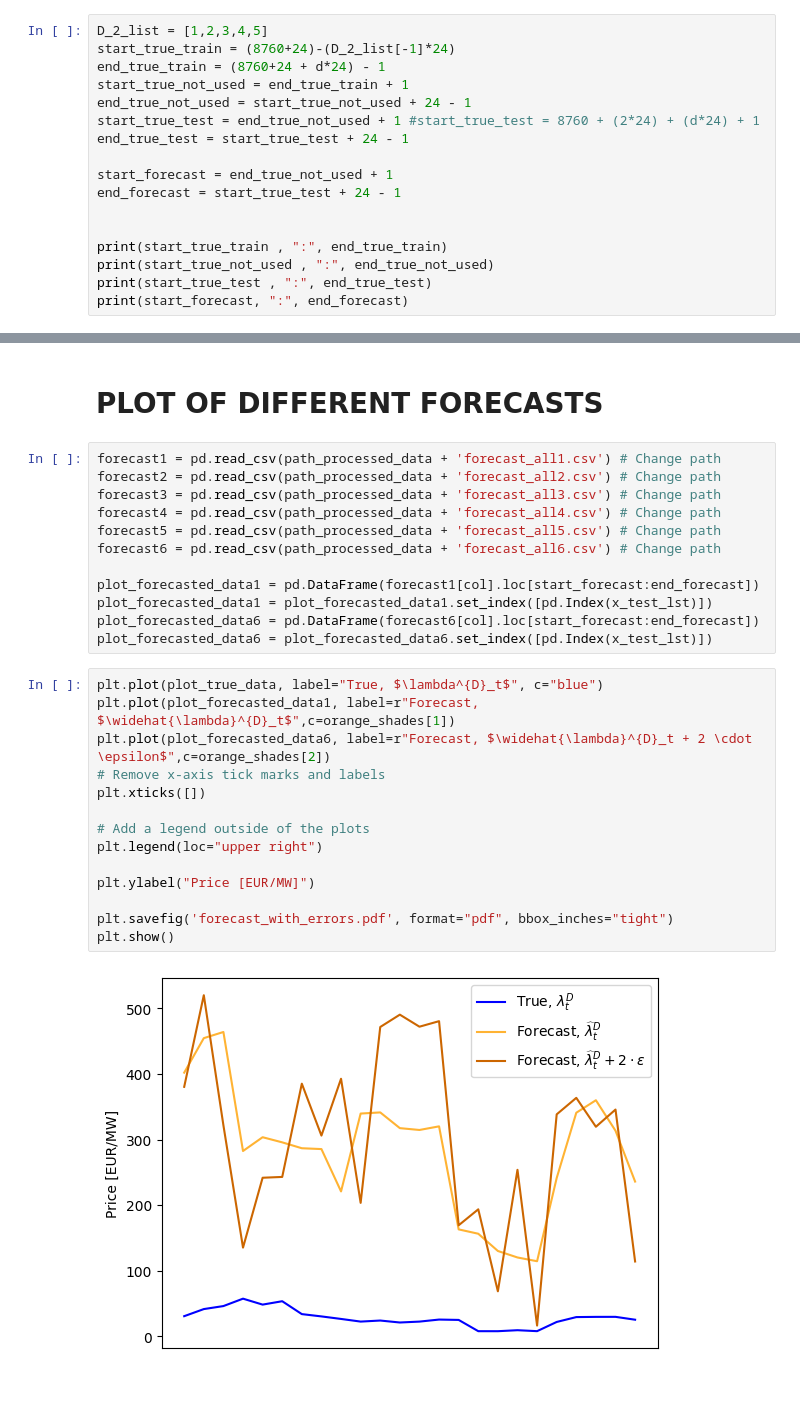
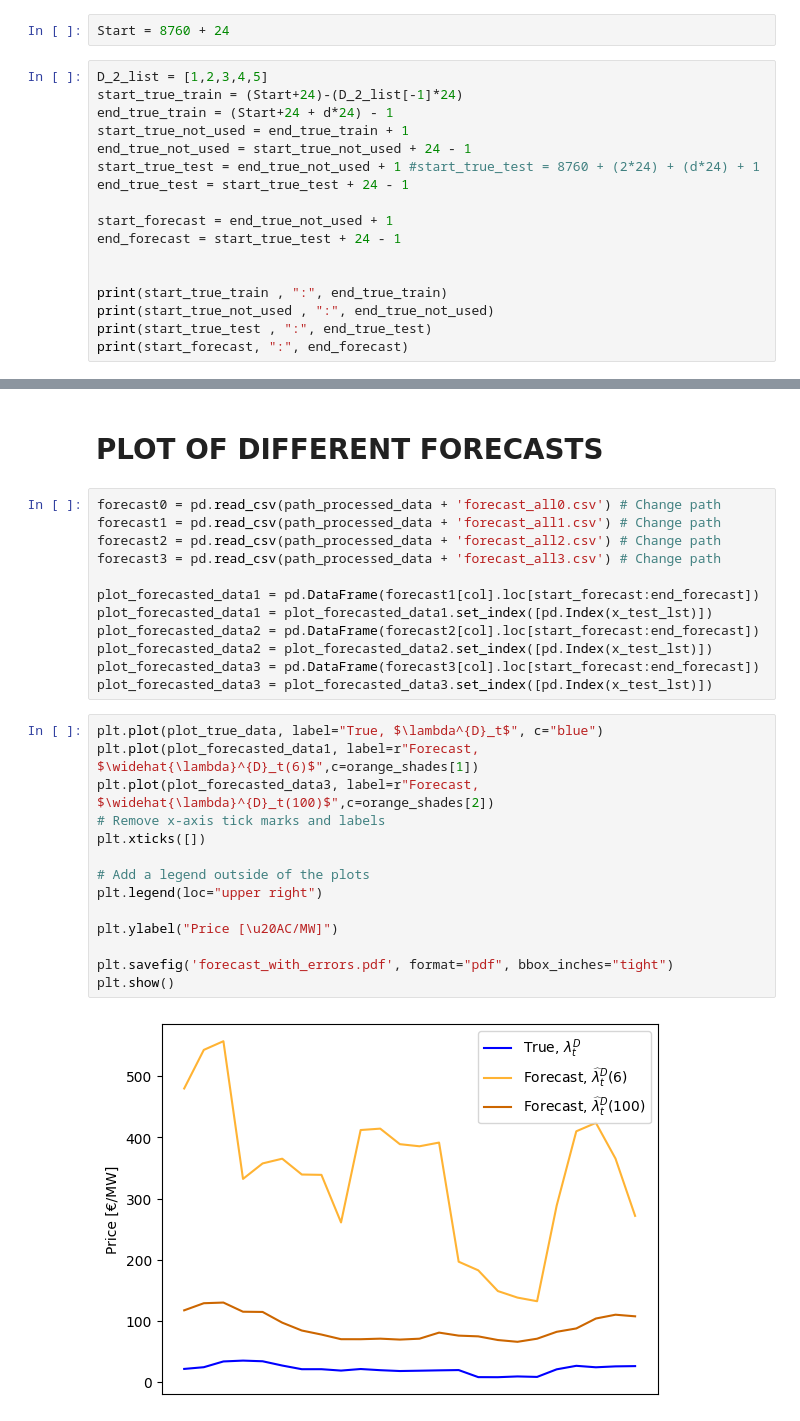
Before and after one commit to junesooshin/lightenup, a Jupyter notebook: Data Examination/Check forecast.ipynb, the cells around one changed output, grey strips where cells are left out. Drawn from its saved outputs; the diff is of its cells as text; blank space fills up the shorter version.

Commit message:
data examination commit

```diff
--- a/Data Examination/Check forecast.ipynb
+++ b/Data Examination/Check forecast.ipynb
@@ -63,10 +63,12 @@ Date   2022-01-01
 Name: 0, dtype: datetime64[ns]
 Date   2022-01-03
 Name: 48, dtype: datetime64[ns]
+# %%
+Start = 8760 + 24
 # %%
 D_2_list = [1,2,3,4,5]
-start_true_train = (8760+24)-(D_2_list[-1]*24)
-end_true_train = (8760+24 + d*24) - 1
+start_true_train = (Start+24)-(D_2_list[-1]*24)
+end_true_train = (Start+24 + d*24) - 1
 start_true_not_used = end_true_train + 1
 end_true_not_used = start_true_not_used + 24 - 1
 start_true_test = end_true_not_used + 1 #start_true_test = 8760 + (2*24) + (d*24) + 1
@@ -205,30 +207,30 @@ plt.show()
 # %% [markdown]
 # PLOT OF DIFFERENT FORECASTS
 # %%
+forecast0 = pd.read_csv(path_processed_data + 'forecast_all0.csv') # Change path
 forecast1 = pd.read_csv(path_processed_data + 'forecast_all1.csv') # Change path
 forecast2 = pd.read_csv(path_processed_data + 'forecast_all2.csv') # Change path
 forecast3 = pd.read_csv(path_processed_data + 'forecast_all3.csv') # Change path
-forecast4 = pd.read_csv(path_processed_data + 'forecast_all4.csv') # Change path
-forecast5 = pd.read_csv(path_processed_data + 'forecast_all5.csv') # Change path
-forecast6 = pd.read_csv(path_processed_data + 'forecast_all6.csv') # Change path
 
 plot_forecasted_data1 = pd.DataFrame(forecast1[col].loc[start_forecast:end_forecast])
 plot_forecasted_data1 = plot_forecasted_data1.set_index([pd.Index(x_test_lst)])
-plot_forecasted_data6 = pd.DataFrame(forecast6[col].loc[start_forecast:end_forecast])
-plot_forecasted_data6 = plot_forecasted_data6.set_index([pd.Index(x_test_lst)])
+plot_forecasted_data2 = pd.DataFrame(forecast2[col].loc[start_forecast:end_forecast])
+plot_forecasted_data2 = plot_forecasted_data2.set_index([pd.Index(x_test_lst)])
+plot_forecasted_data3 = pd.DataFrame(forecast3[col].loc[start_forecast:end_forecast])
+plot_forecasted_data3 = plot_forecasted_data3.set_index([pd.Index(x_test_lst)])
 # %%
 plt.plot(plot_true_data, label="True, $\lambda^{D}_t$", c="blue")
-plt.plot(plot_forecasted_data1, label=r"Forecast, $\widehat{\lambda}^{D}_t$",c=orange_shades[1])
-plt.plot(plot_forecasted_data6, label=r"Forecast, $\widehat{\lambda}^{D}_t + 2 \cdot \epsilon$",c=orange_shades[2])
+plt.plot(plot_forecasted_data1, label=r"Forecast, $\widehat{\lambda}^{D}_t(6)$",c=orange_shades[1])
+plt.plot(plot_forecasted_data3, label=r"Forecast, $\widehat{\lambda}^{D}_t(100)$",c=orange_shades[2])
 # Remove x-axis tick marks and labels
 plt.xticks([])
 
 # Add a legend outside of the plots
 plt.legend(loc="upper right")
 
-plt.ylabel("Price [EUR/MW]")
+plt.ylabel("Price [\u20AC/MW]")
 
 plt.savefig('forecast_with_errors.pdf', format="pdf", bbox_inches="tight")
 plt.show()
 # %% [output]
-[figure, old version]
+[figure, new version]
```
Also changed, not shown: parts of 4 cells of this notebook, 4 other files.
